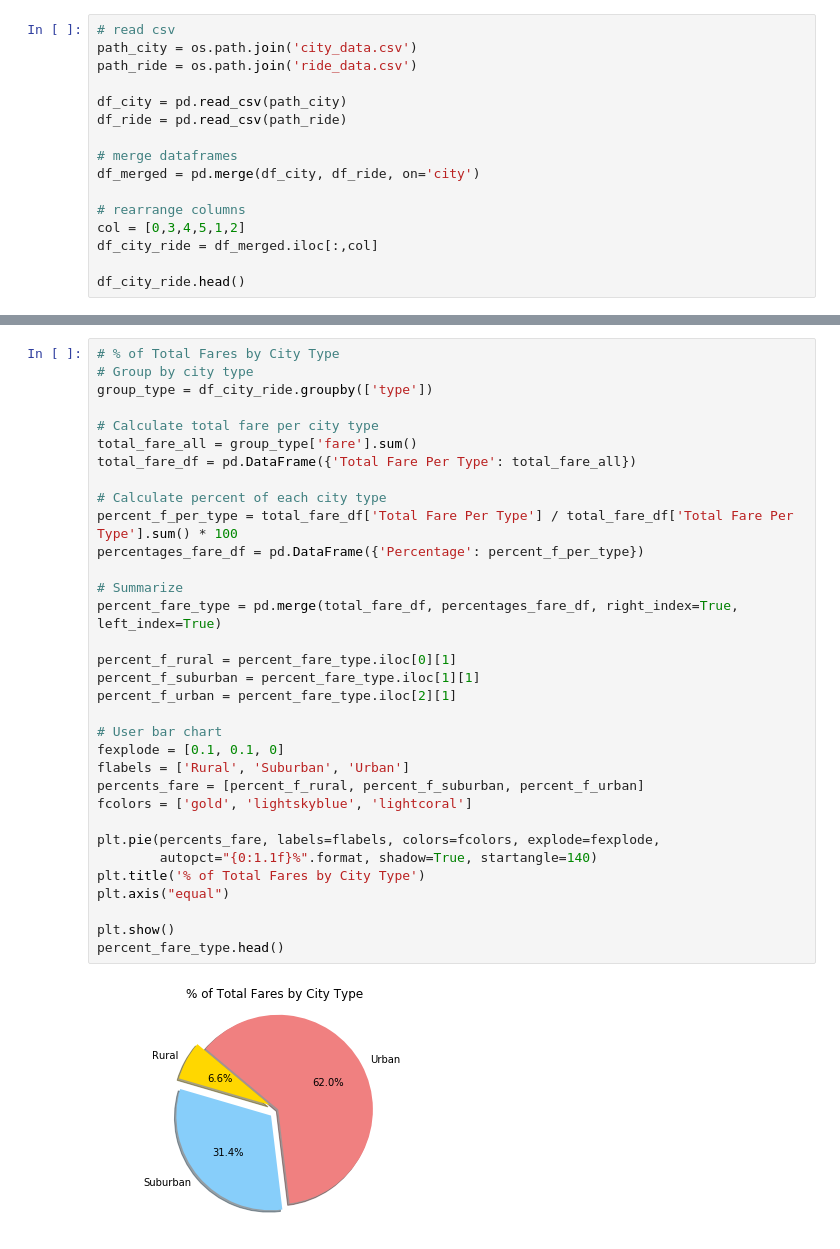
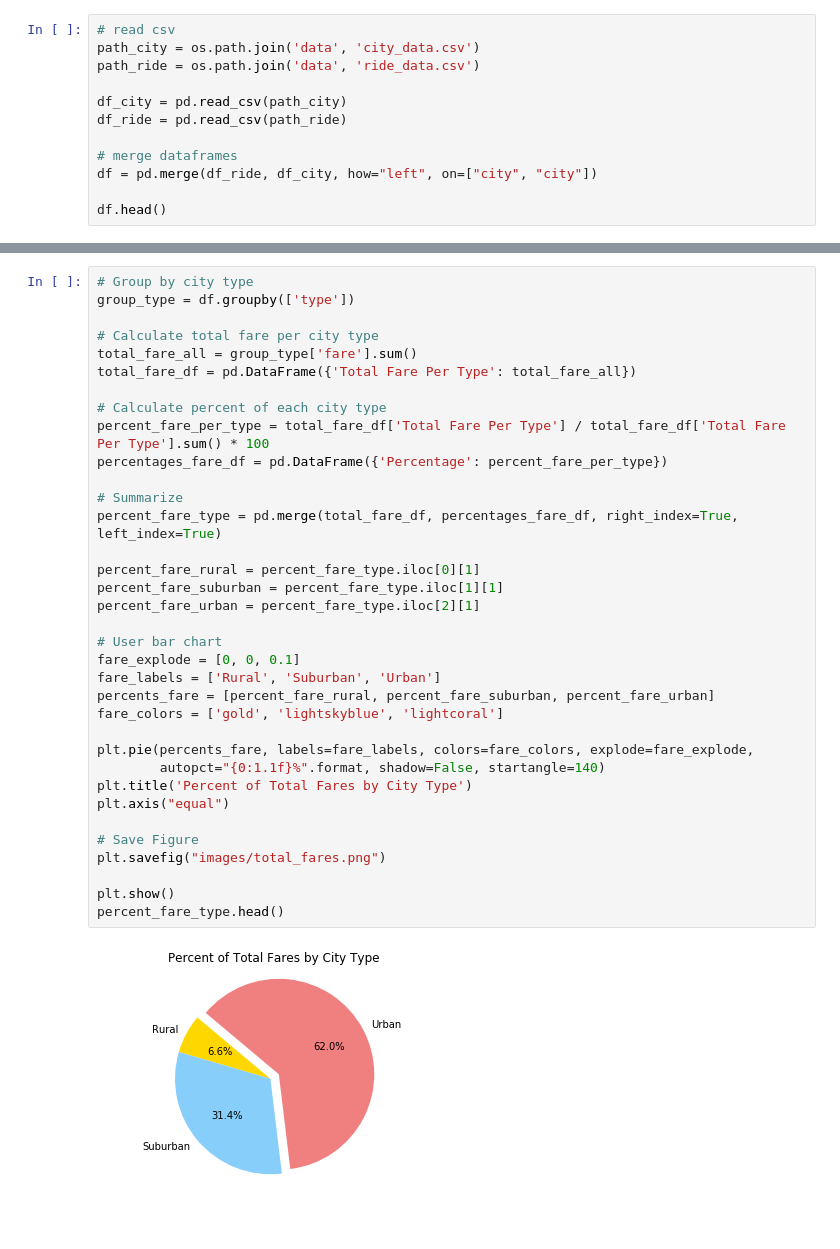
Before and after one commit to aizzakatrina/matplotlib-Pyber, a Jupyter notebook: main.ipynb, the cells around one changed output, grey strips where cells are left out. Cells and saved outputs as stored; diff of their text form.

```diff
--- a/main.ipynb
+++ b/main.ipynb
@@ -6,19 +7,15 @@ import matplotlib.pyplot as plt
 import os
 # %%
 # read csv
-path_city = os.path.join('city_data.csv')
-path_ride = os.path.join('ride_data.csv')
+path_city = os.path.join('data', 'city_data.csv')
+path_ride = os.path.join('data', 'ride_data.csv')
 
 df_city = pd.read_csv(path_city)
 df_ride = pd.read_csv(path_ride)
 
 # merge dataframes
-df_merged = pd.merge(df_city, df_ride, on='city')
+df = pd.merge(df_ride, df_city, how="left", on=["city", "city"])
 
-# rearrange columns
-col = [0,3,4,5,1,2]
-df_city_ride = df_merged.iloc[:,col]
-
-df_city_ride.head()
+df.head()
 # %% [output]
 |  | city | date | fare | ride_id | driver_count | type |
@@ -106,38 +114,40 @@ plt.show()
 # %%
-# % of Total Fares by City Type
 # Group by city type
-group_type = df_city_ride.groupby(['type'])
+group_type = df.groupby(['type'])
 
 # Calculate total fare per city type
 total_fare_all = group_type['fare'].sum()
 total_fare_df = pd.DataFrame({'Total Fare Per Type': total_fare_all})
 
 # Calculate percent of each city type
-percent_f_per_type = total_fare_df['Total Fare Per Type'] / total_fare_df['Total Fare Per Type'].sum() * 100
-percentages_fare_df = pd.DataFrame({'Percentage': percent_f_per_type})
+percent_fare_per_type = total_fare_df['Total Fare Per Type'] / total_fare_df['Total Fare Per Type'].sum() * 100
+percentages_fare_df = pd.DataFrame({'Percentage': percent_fare_per_type})
 
 # Summarize
 percent_fare_type = pd.merge(total_fare_df, percentages_fare_df, right_index=True, left_index=True)
 
-percent_f_rural = percent_fare_type.iloc[0][1]
-percent_f_suburban = percent_fare_type.iloc[1][1]
-percent_f_urban = percent_fare_type.iloc[2][1]
+percent_fare_rural = percent_fare_type.iloc[0][1]
+percent_fare_suburban = percent_fare_type.iloc[1][1]
+percent_fare_urban = percent_fare_type.iloc[2][1]
 
 # User bar chart
-fexplode = [0.1, 0.1, 0]
-flabels = ['Rural', 'Suburban', 'Urban']
-percents_fare = [percent_f_rural, percent_f_suburban, percent_f_urban]
-fcolors = ['gold', 'lightskyblue', 'lightcoral']
+fare_explode = [0, 0, 0.1]
+fare_labels = ['Rural', 'Suburban', 'Urban']
+percents_fare = [percent_fare_rural, percent_fare_suburban, percent_fare_urban]
+fare_colors = ['gold', 'lightskyblue', 'lightcoral']
 
-plt.pie(percents_fare, labels=flabels, colors=fcolors, explode=fexplode,
-        autopct="{0:1.1f}%".format, shadow=True, startangle=140)
-plt.title('% of Total Fares by City Type')
+plt.pie(percents_fare, labels=fare_labels, colors=fare_colors, explode=fare_explode,
+        autopct="{0:1.1f}%".format, shadow=False, startangle=140)
+plt.title('Percent of Total Fares by City Type')
 plt.axis("equal")
+
+# Save Figure
+plt.savefig("images/total_fares.png")
 
 plt.show()
 percent_fare_type.head()
 # %% [output]
-[figure, old version]
+[figure, new version]
 |  | Total Fare Per Type | Percentage |
 | type |  |  |
 | Rural | 4255.09 | 6.579786 |
```
Also changed, not shown: parts of 12 cells of this notebook, 1 other file.
